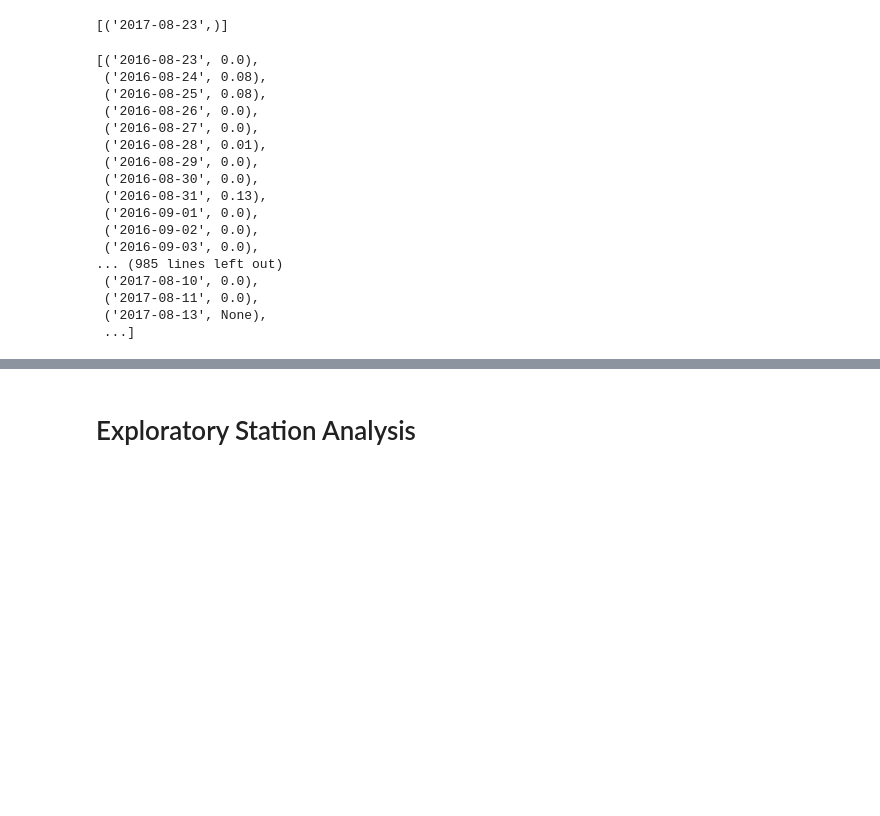
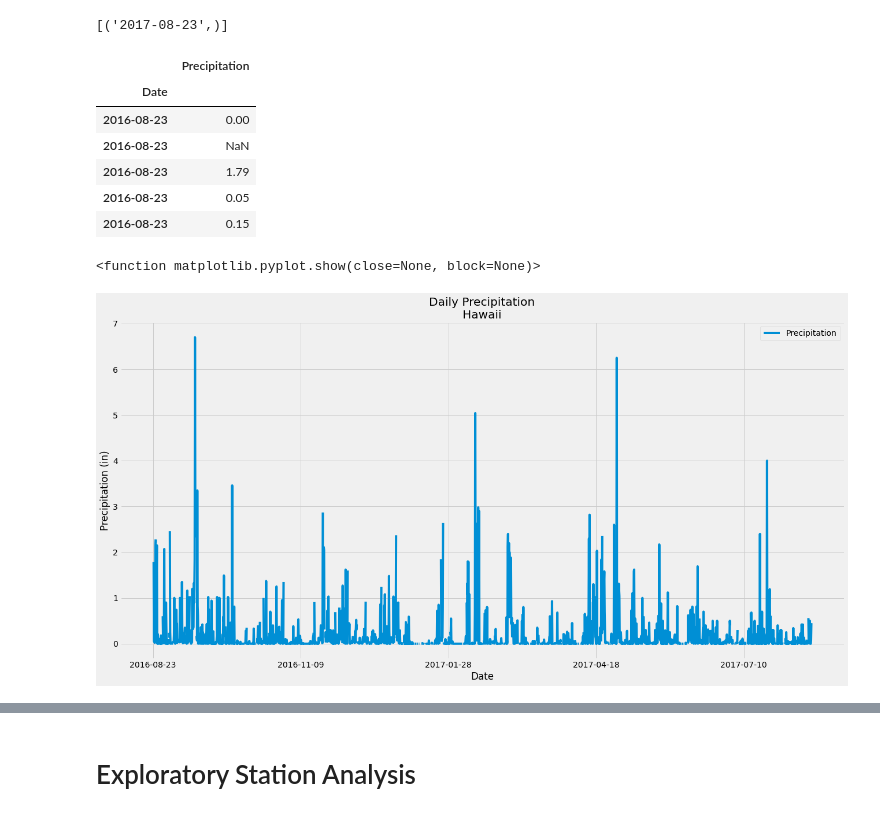
Before and after one commit to rketchum95/sqlalchemy-challenge, a Jupyter notebook: climate_analysis.ipynb, the cells around one changed output, grey strips where cells are left out. Cells and saved outputs as stored; diff of their text form; code cells hidden in the pictures; blank space fills up the shorter version.

Commit message:
Precipitation Analysis complete

```diff
--- a/climate_analysis.ipynb
+++ b/climate_analysis.ipynb
@@ -61,33 +62,32 @@ session.query(func.max(Measurement.date)).all()
 prior_year_date = dt.date(2017,8,23) - dt.timedelta(days=365)
 
 # Perform a query to retrieve the data and precipitation scores
-session.query(Measurement.date, Measurement.prcp).\
+annual_prec = session.query(Measurement.date, Measurement.prcp).\
     filter(Measurement.date >= prior_year_date).all()
 
 # Save the query results as a Pandas DataFrame and set the index to the date column
+# Sort the dataframe by date
+annual_prec_df = pd.DataFrame(annual_prec, columns=['Date', 'Precipitation'])
 
 
-# Sort the dataframe by date
-
-
-# Use Pandas Plotting with Matplotlib to plot the data
+annual_prec_df.sort_values('Date',inplace=True)
+annual_prec_df = annual_prec_df.set_index('Date')
+annual_prec_df.head()
 # %% [output]
-[('2016-08-23', 0.0),
- ('2016-08-24', 0.08),
- ('2016-08-25', 0.08),
- ('2016-08-26', 0.0),
- ('2016-08-27', 0.0),
- ('2016-08-28', 0.01),
- ('2016-08-29', 0.0),
- ('2016-08-30', 0.0),
- ('2016-08-31', 0.13),
- ('2016-09-01', 0.0),
- ('2016-09-02', 0.0),
- ('2016-09-03', 0.0),
-... (985 lines left out)
- ('2017-08-10', 0.0),
- ('2017-08-11', 0.0),
- ('2017-08-13', None),
- ...]
+|  | Precipitation |
+| Date |  |
+| 2016-08-23 | 0.00 |
+| 2016-08-23 | NaN |
+| 2016-08-23 | 1.79 |
+| 2016-08-23 | 0.05 |
+| 2016-08-23 | 0.15 |
+# %%
+# Use Pandas Plotting with Matplotlib to plot the data
+annual_prec_df.plot(title = 'Daily Precipitation\nHawaii', xlabel = 'Date', ylabel='Precipitation (in)',figsize=(20,10))
+plt.legend(loc='upper right')
+plt.show
+# %% [output]
+<function matplotlib.pyplot.show(close=None, block=None)>
+[figure, added]
 # %%
 # Use Pandas to calcualte the summary statistics for the precipitation data
```
Also changed, not shown: parts of 2 cells of this notebook.
